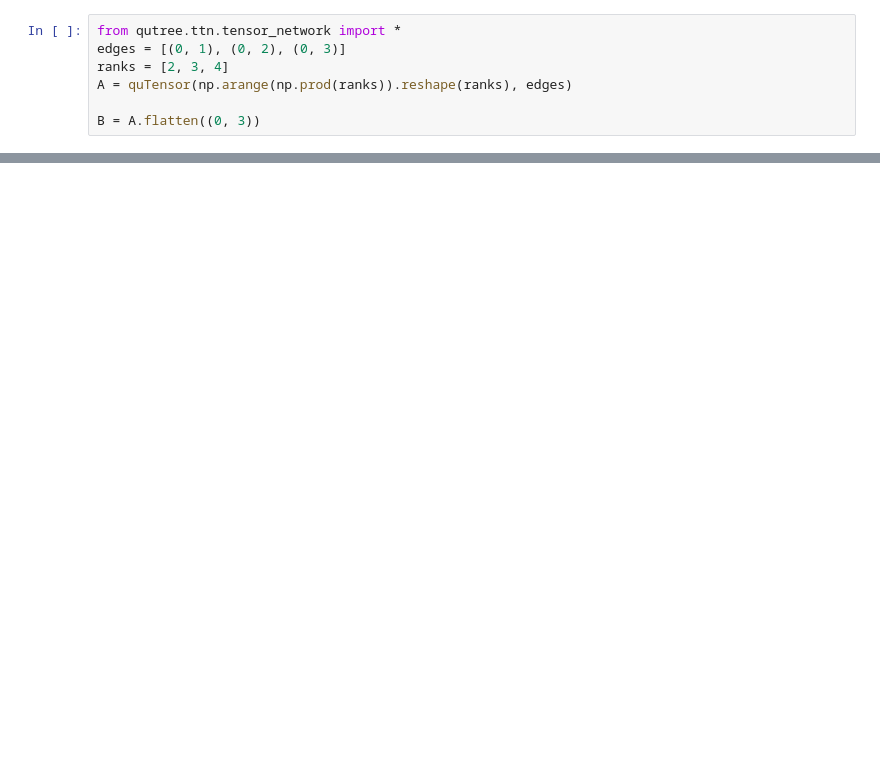
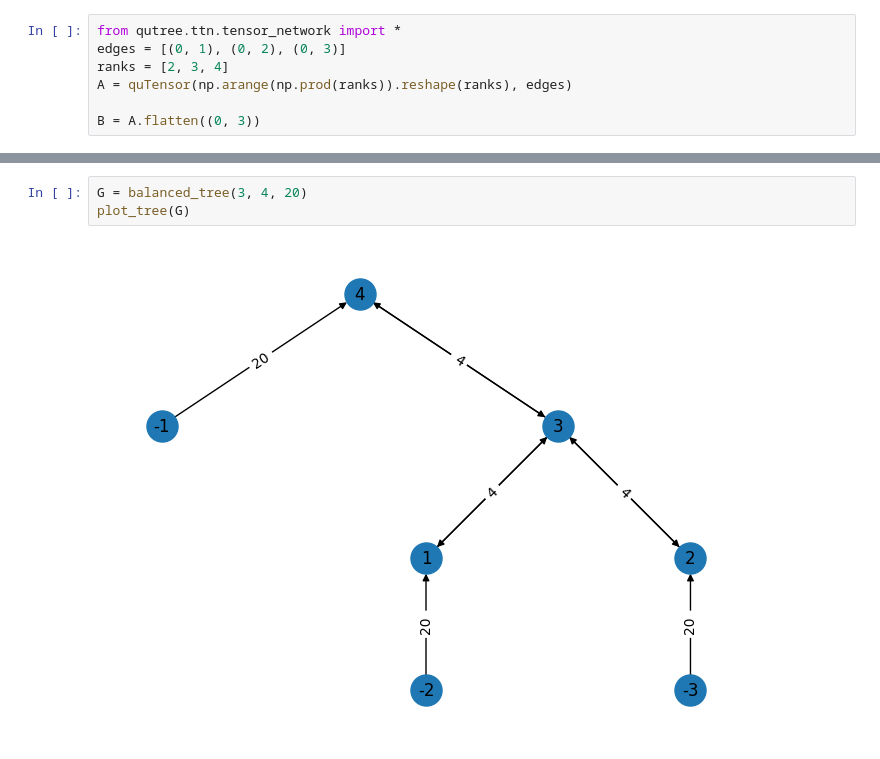
Before and after one commit to roman-ellerbrock/pyQuTree, a Jupyter notebook: ttnopt.ipynb, the cells around one changed output, grey strips where cells are left out. Saved outputs shown, nothing was run; the diff lists cells and outputs as text; blank space fills up the shorter version.

```diff
--- a/ttnopt.ipynb
+++ b/ttnopt.ipynb
@@ -73 +90,6 @@ True
+# %%
+G = balanced_tree(3, 4, 20)
+plot_tree(G)
+# %% [output]
+[figure, added]
 # %%
```
Also changed, not shown: parts of 8 cells of this notebook, 9 other files.
